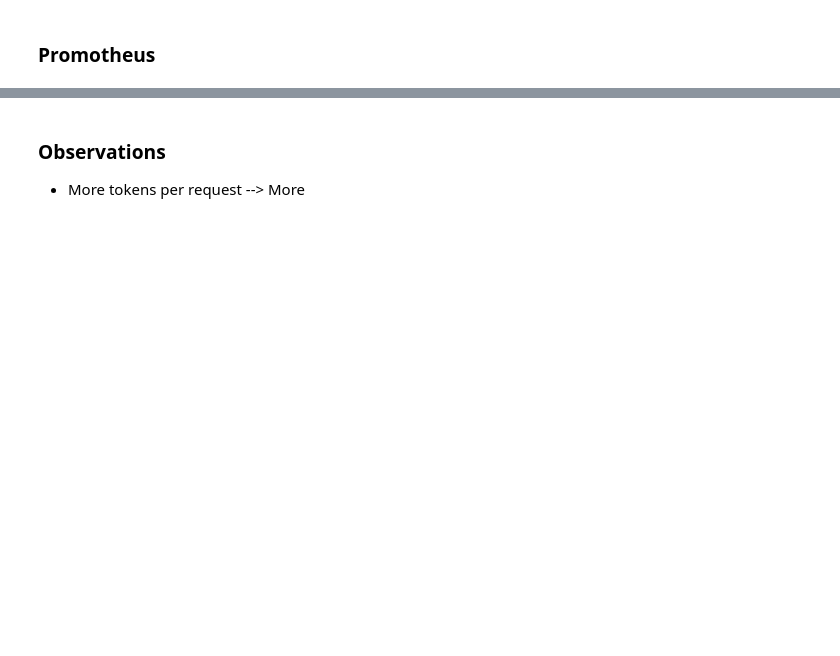
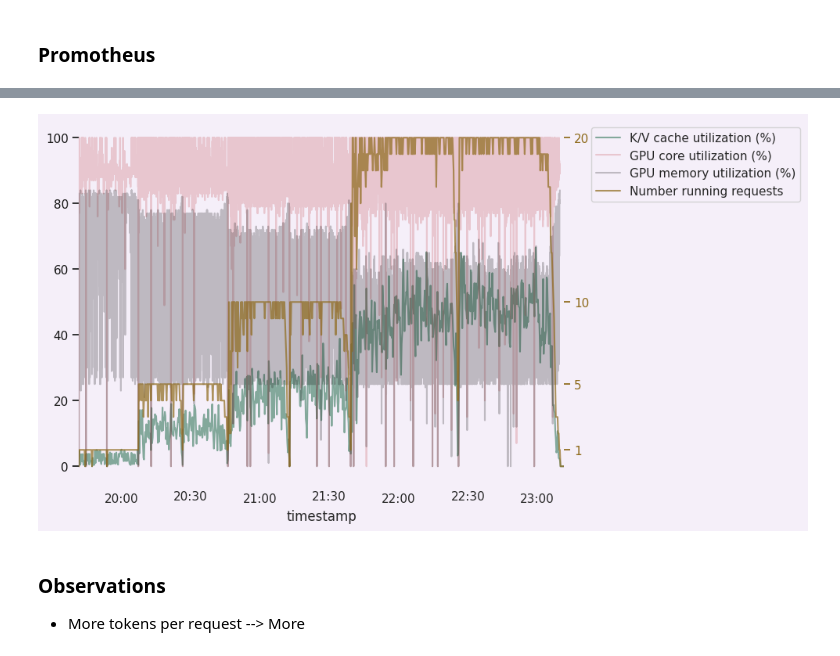
Before and after one commit to emattia/nim-bench, a Jupyter notebook: document-processing/analysis.ipynb, the cells around one changed output, grey strips where cells are left out. Cells and saved outputs as stored; diff of their text form; code cells hidden in the pictures; blank space fills up the shorter version.

```diff
--- a/document-processing/analysis.ipynb
+++ b/document-processing/analysis.ipynb
@@ -352,8 +401,8 @@ fig.savefig(f'results_{formatted_device}_{now}_transparent.png', transparent=Tru
 ### Promotheus
 # %%
 PROMETHEUS_URL = 'http://localhost:9090/'
-START_TIME = datetime.utcnow() - timedelta(hours=9)
-END_TIME = datetime.utcnow()
+START_TIME = datetime.utcnow() - timedelta(hours=9, minutes=0)
+END_TIME = datetime.utcnow() - timedelta(hours=5, minutes=30)
 STEP = '15s'                         # Query step size
 
 QUERIES = [
@@ -413,0 +475,3 @@ combined_df = pd.concat(all_dataframes, ignore_index=True)
+# %%
+combined_df = pd.concat([combined_df, gpu_util, mem_util])
+combined_df
@@ -425,25 +506,43 @@ nv_smi_out.rename(columns={'Timestamp': 'timestamp'}, inplace=True)
+# %%
+def f(row):
+    if row.metric == 'gpu_cache_usage_perc':
+        return 100 * row.value
+    else:
+        return row.value
+
+combined_df['value'] = combined_df.apply(f, axis=1)
+# combined_df[combined_df.metric=='gpu_cache_usage_perc']
 # %%
 fig, ax = plt.subplots(1,1, figsize=(8,6))
 
 def overlay_metric(full_df, ax, metric_type, label, a, c):
     metric_df = full_df[full_df.metric==metric_type]
-    metric_df.plot(x='timestamp', y='value', label=label, ax=ax, alpha=a, color=c)
+    h = metric_df.plot(x='timestamp', y='value', label=label, ax=ax, alpha=a, color=c)
     ax.tick_params(axis='y', colors=c)
+    return h
 
-overlay_metric(combined_df, ax, metric_type='gpu_cache_usage_perc', label='K/V cache utilization', a=0.4, c=CONCURRENCY_COLOR)
-ax.legend(loc=2)
+ax.set_ylim([-5, 105])
+h=overlay_metric(combined_df, ax, metric_type='gpu_cache_usage_perc', label='K/V cache utilization (%)', a=0.6, c=CONCURRENCY_COLOR)
 kv_cache_util = [label.get_text() for label in ax.get_yticklabels()]
 kv_cache_util = [tick for tick in kv_cache_util if tick]  # Filter out empty strings
 kv_cache_util = [float(tick.replace('−', '-')) if '−' in tick else float(tick) for tick in kv_cache_util]
-kv_cache_util = [str(round(tick * 100)) + '%' for tick in kv_cache_util]
-ax.set_yticklabels(kv_cache_util)
 
-overlay_metric(nv_smi_out, ax, metric_type='GPU Utilization (%)', label='GPU core utilization (%)', a=0.6, c='r')
-overlay_metric(nv_smi_out, ax, metric_type='GPU Utilization (%)', label='GPU core utilization (%)', a=0.6, c='r')
+# ax.set_yticklabels(kv_cache_util)
+overlay_metric(gpu_util, ax, metric_type='GPU core utilization (%)', label='GPU core utilization (%)', a=0.25, c='r')
+overlay_metric(mem_util, ax, metric_type='GPU memory utilization (%)', label='GPU memory utilization (%)', a=0.25, c='k')
+
 
 twin_ax=ax.twinx()
-overlay_metric(combined_df, twin_ax, metric_type='num_requests_running', label='Number running requests', a=0.7, c=REQUEST_COLOR)
+h=overlay_metric(combined_df, twin_ax, metric_type='num_requests_running', label='Number running requests', a=0.7, c=REQUEST_COLOR)
 specific_concurrency_ticks = df.concurrent_requests.unique()
-specific_concurrency_tick_labels = [str(round(tick * 100, 2)) for tick in specific_concurrency_ticks]
+specific_concurrency_tick_labels = [str(tick) for tick in specific_concurrency_ticks]
 twin_ax.set_yticks(specific_concurrency_ticks)
-twin_ax.set_yticklabels(specific_concurrency_tick_labels, color=REQUEST_COLOR);
+twin_ax.set_yticklabels(specific_concurrency_tick_labels, color=REQUEST_COLOR)
+twin_ax.set_ylim([-1, 21])
+
+handles, labels = ax.get_legend_handles_labels()
+handles2, labels2 = twin_ax.get_legend_handles_labels()
+ax.legend(handles + handles2, labels + labels2, bbox_to_anchor=(1., .5, .5, .5))
+twin_ax.get_legend().remove()
+# %% [output]
+[figure, added]
```
Also changed, not shown: parts of 16 cells of this notebook, 24 other files.
